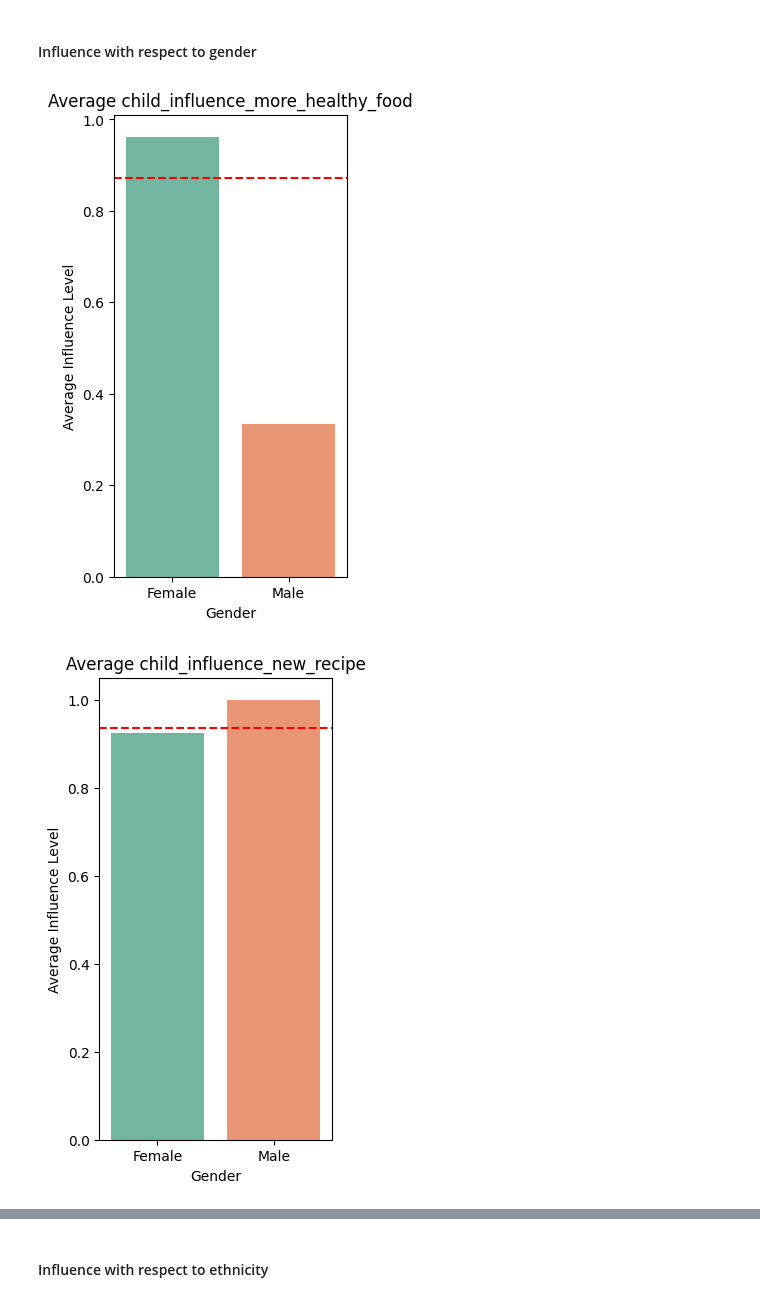
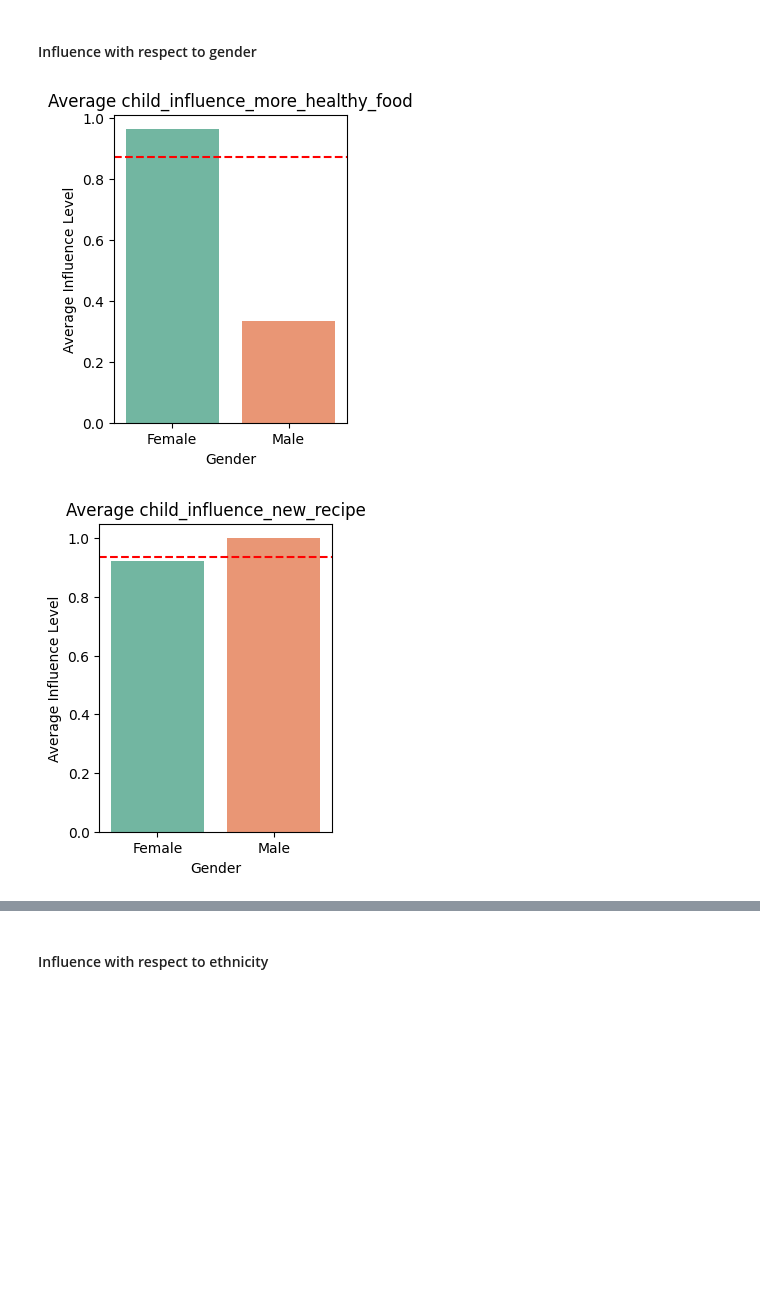
Before and after one commit to sshinanjaya/fyp-23, a Jupyter notebook: FYP/code/EDA.ipynb, the cells around one changed output, grey strips where cells are left out. Saved outputs shown, nothing was run; the diff lists cells and outputs as text; code cells hidden in the pictures; blank space fills up the shorter version.

```diff
--- a/FYP/code/EDA.ipynb
+++ b/FYP/code/EDA.ipynb
@@ -429,17 +429,17 @@ df_influence_factors_encoded[[ 'child_influence_more_healthy_food', 'child_influ
 # %%
 for variable in influence_variables:
     average_influence_level = df_influence_factors_encoded.groupby('gender')[variable].mean()
     overall_influence_level = df_influence_factors_encoded[variable].mean()
 
-    plt.figure(figsize=(3, 6))  # Adjust the figure size if needed
+    plt.figure(figsize=(3, 4))  # Adjust the figure size if needed
     sns.barplot(x=average_influence_level.index, y=average_influence_level.values, palette='Set2', label='Average Influence Level')
     plt.axhline(overall_influence_level, color='red', linestyle='--', label=f'Overall Average {variable}')
 
     plt.xlabel('Gender')
     plt.ylabel(f'Average Influence Level')
     plt.title(f'Average {variable}')
     # plt.legend()
     plt.show()
 # %% [output]
-[figure, old version]
+[figure, new version]
-[figure, old version]
+[figure, new version]
```
Also changed, not shown: parts of 5 cells of this notebook.
